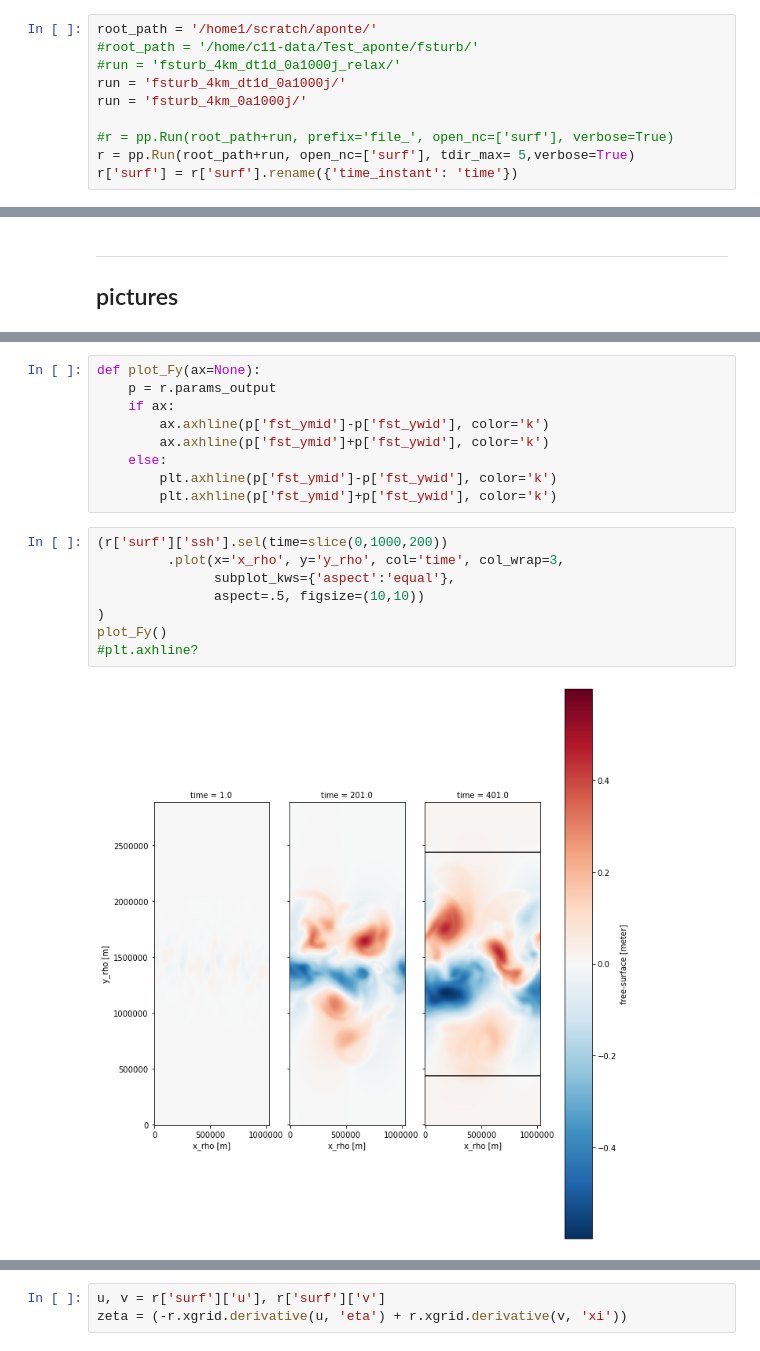
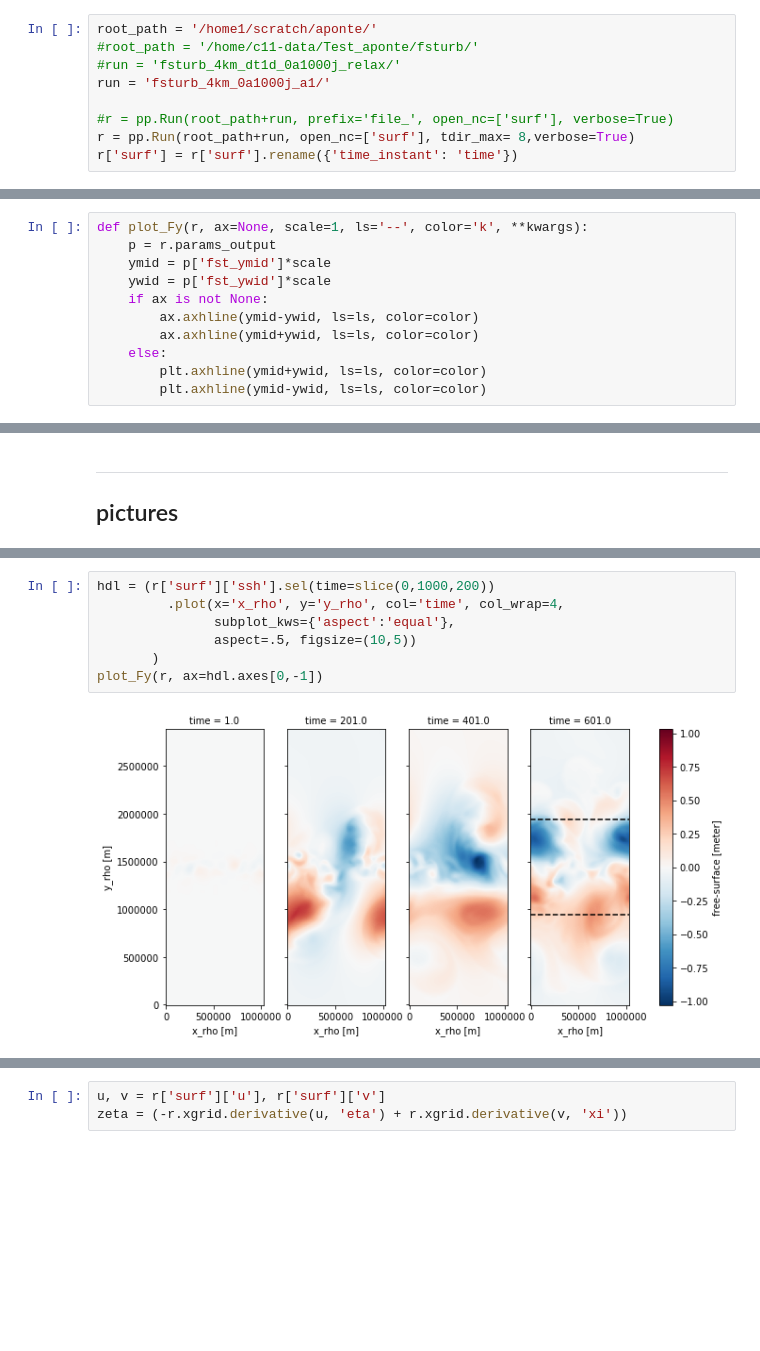
Before and after one commit to slgentil/croco, a Jupyter notebook: tutorials/fsturb.ipynb, the cells around one changed output, grey strips where cells are left out. Cells and saved outputs as stored; diff of their text form; blank space fills up the shorter version.

```diff
--- a/tutorials/fsturb.ipynb
+++ b/tutorials/fsturb.ipynb
@@ -36,10 +35,9 @@ client
 root_path = '/home1/scratch/aponte/'
 #root_path = '/home/c11-data/Test_aponte/fsturb/'
 #run = 'fsturb_4km_dt1d_0a1000j_relax/'
-run = 'fsturb_4km_dt1d_0a1000j/'
-run = 'fsturb_4km_0a1000j/'
+run = 'fsturb_4km_0a1000j_a1/'
 
 #r = pp.Run(root_path+run, prefix='file_', open_nc=['surf'], verbose=True)
-r = pp.Run(root_path+run, open_nc=['surf'], tdir_max= 5,verbose=True)
+r = pp.Run(root_path+run, open_nc=['surf'], tdir_max= 8,verbose=True)
 r['surf'] = r['surf'].rename({'time_instant': 'time'})
 # %% [output]
@@ -60,3 +62,14 @@ Grid size: (L ,M, N) = (258, 722, 50)
+# %%
+def plot_Fy(r, ax=None, scale=1, ls='--', color='k', **kwargs):
+    p = r.params_output
+    ymid = p['fst_ymid']*scale
+    ywid = p['fst_ywid']*scale
+    if ax is not None:
+        ax.axhline(ymid-ywid, ls=ls, color=color)
+        ax.axhline(ymid+ywid, ls=ls, color=color)
+    else:
+        plt.axhline(ymid+ywid, ls=ls, color=color)
+        plt.axhline(ymid-ywid, ls=ls, color=color)
 # %% [markdown]
 ---
 
@@ -117,20 +114,10 @@ Attributes:
-# %%
-def plot_Fy(ax=None):
-    p = r.params_output
-    if ax:
-        ax.axhline(p['fst_ymid']-p['fst_ywid'], color='k')
-        ax.axhline(p['fst_ymid']+p['fst_ywid'], color='k')
-    else:
-        plt.axhline(p['fst_ymid']-p['fst_ywid'], color='k')
-        plt.axhline(p['fst_ymid']+p['fst_ywid'], color='k')
 # %%
-(r['surf']['ssh'].sel(time=slice(0,1000,200))
-         .plot(x='x_rho', y='y_rho', col='time', col_wrap=3,
+hdl = (r['surf']['ssh'].sel(time=slice(0,1000,200))
+         .plot(x='x_rho', y='y_rho', col='time', col_wrap=4,
                subplot_kws={'aspect':'equal'},
-               aspect=.5, figsize=(10,10))
-)
-plot_Fy()
-#plt.axhline?
+               aspect=.5, figsize=(10,5))
+       )
+plot_Fy(r, ax=hdl.axes[0,-1])
 # %% [output]
-[figure, old version]
+[figure, new version]
 # %%
```
Also changed, not shown: parts of 18 cells of this notebook, 3 other files.
